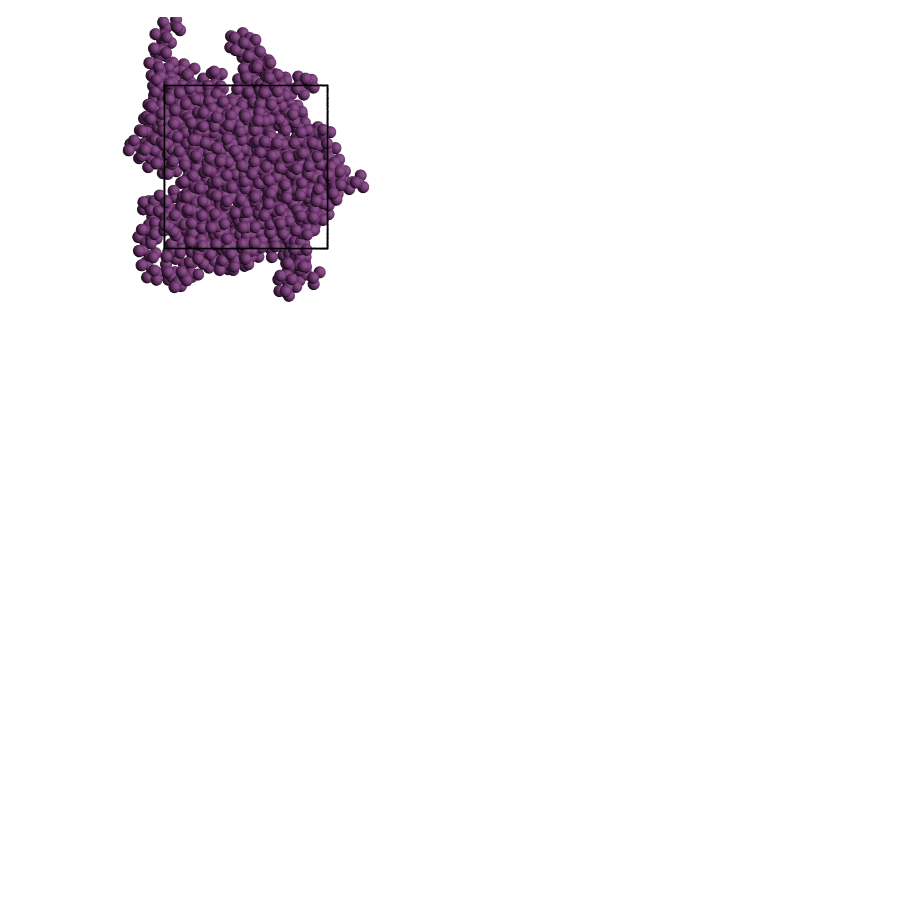
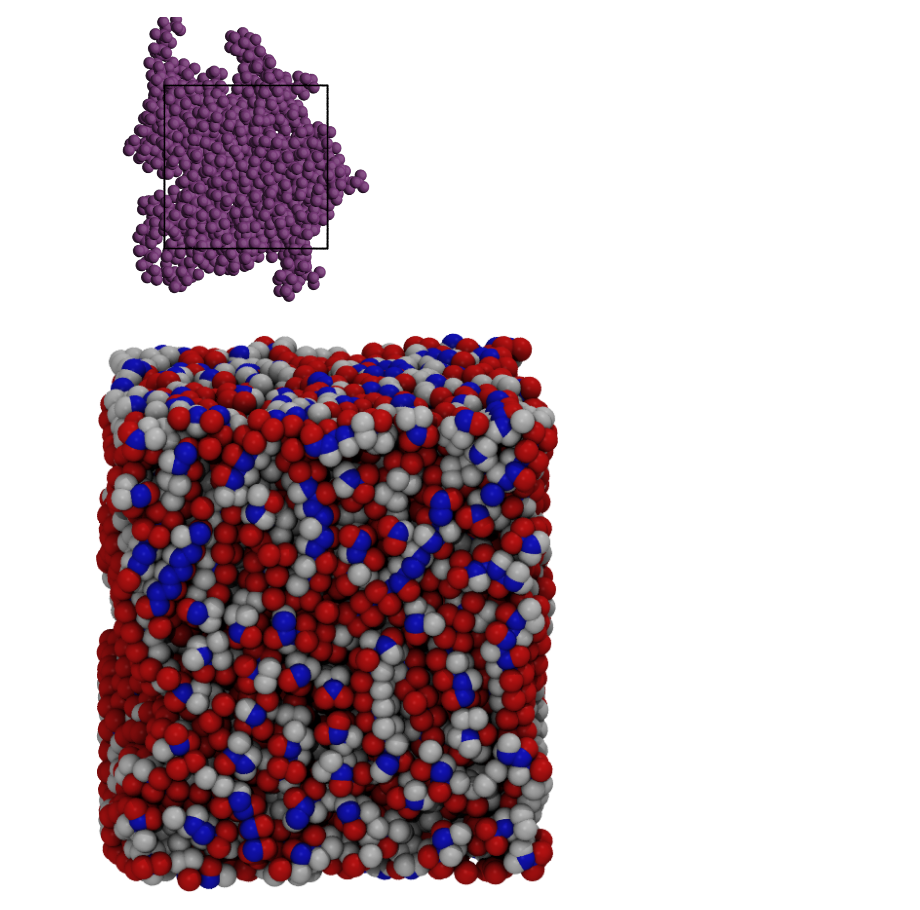
Before and after one commit to chrisjonesBSU/flowerMD, a Jupyter notebook: tutorials/Presentation.ipynb, the cells around one changed output. Saved outputs shown, nothing was run; the diff lists cells and outputs as text; code cells hidden in the pictures; blank space fills up the shorter version.

```diff
--- a/tutorials/Presentation.ipynb
+++ b/tutorials/Presentation.ipynb
@@ -138,3 +137,7 @@ view.view_axis = (1, 0 , 0)
 view.view()
 # %% [output]
 [figure]
+# %%
+Image("pvdf-slab.png")
+# %% [output]
+[figure, added]
```
Also changed, not shown: parts of 8 cells of this notebook.
